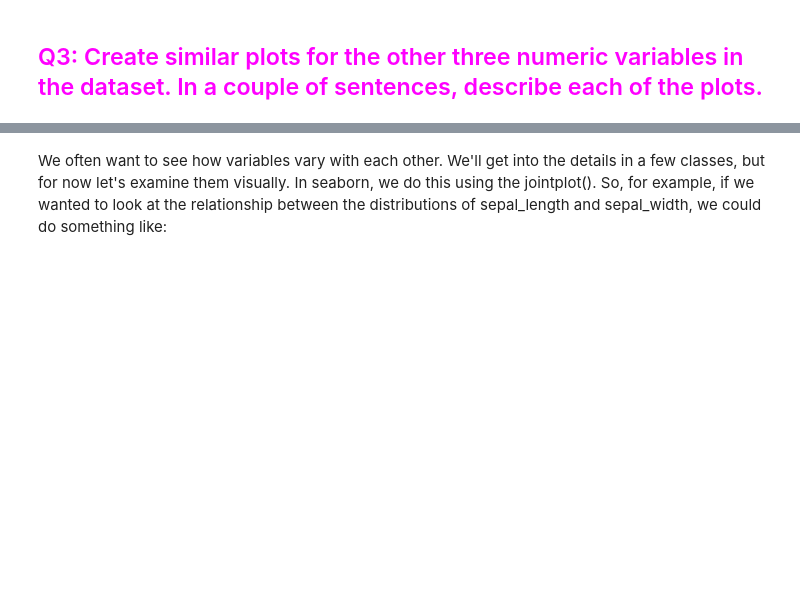
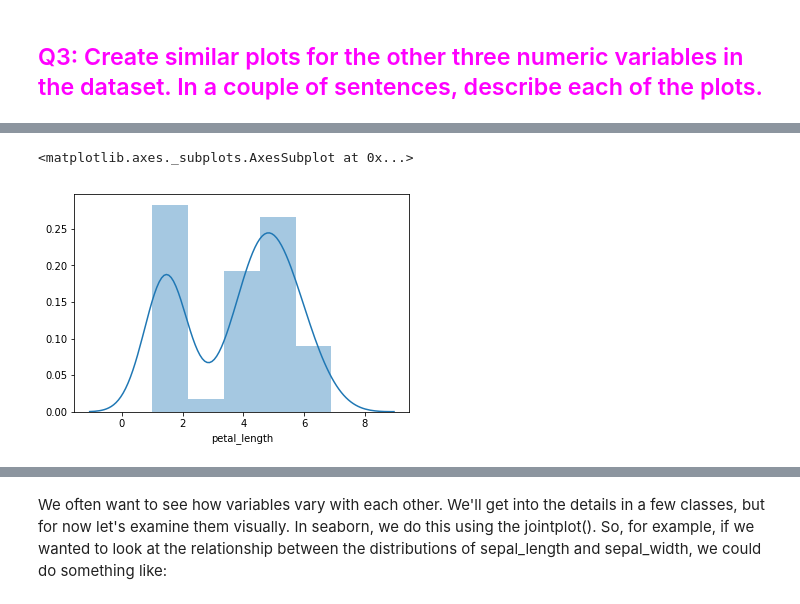
Before and after one commit to tengdann/si618, a Jupyter notebook: 618_05_data_analysis_II.ipynb, the cells around one changed output, grey strips where cells are left out. Drawn from its saved outputs; the diff is of its cells as text; code cells hidden in the pictures; blank space fills up the shorter version.

```diff
--- a/618_05_data_analysis_II.ipynb
+++ b/618_05_data_analysis_II.ipynb
@@ -72,0 +88,5 @@ Insert your interpretation here
+# %%
+sns.distplot(df.petal_length)
+# %% [output]
+<matplotlib.axes._subplots.AxesSubplot at 0x...>
+[figure, added]
```
Also changed, not shown: parts of 66 cells of this notebook.
